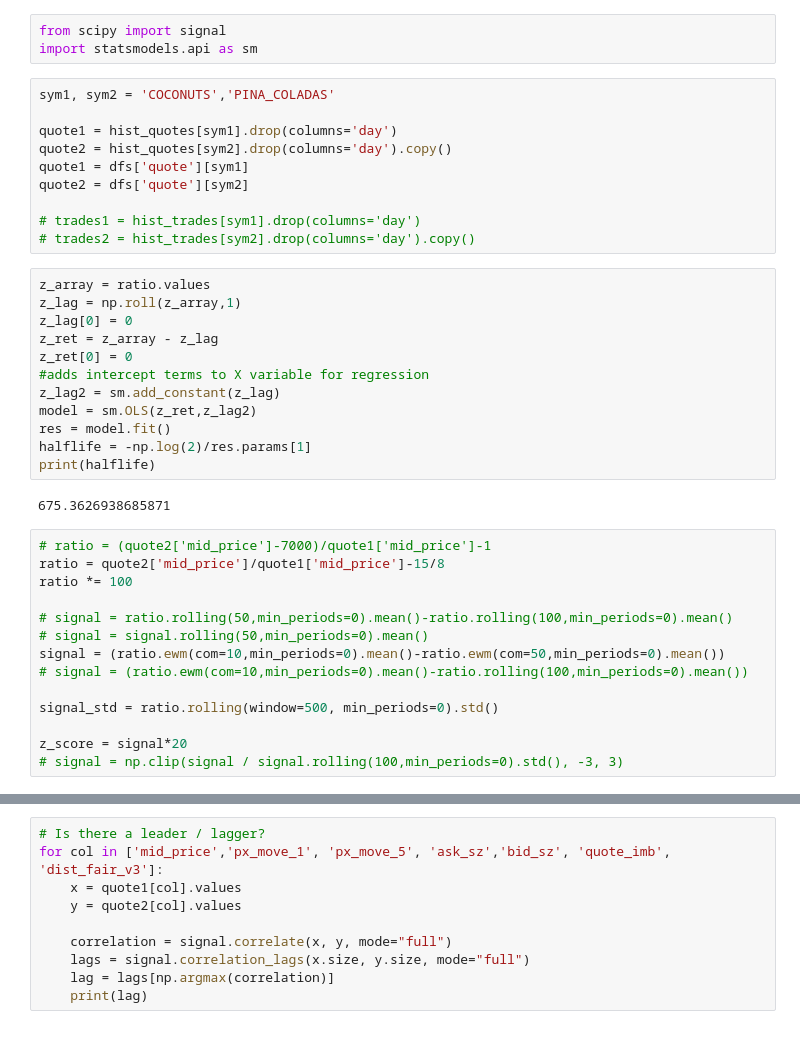
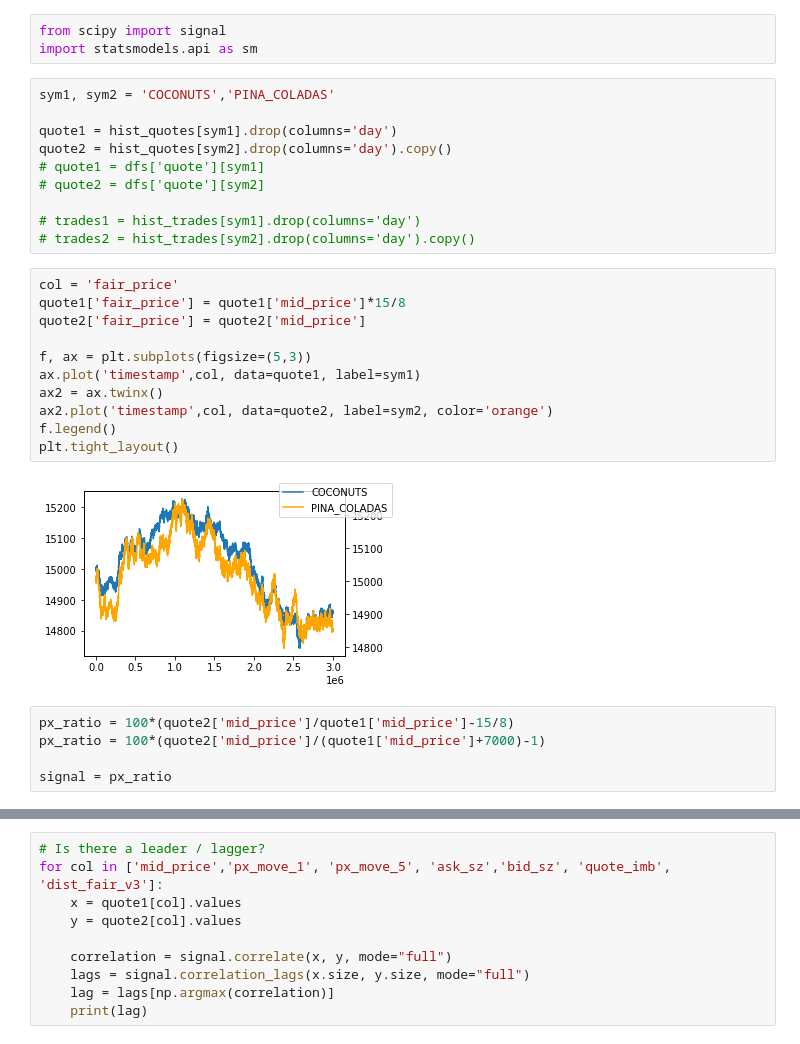
Before and after one commit to XiuLuoShen/imc_prosperity, a Jupyter notebook: Round2.ipynb, the cells around one changed output, grey strips where cells are left out. Cells and saved outputs as stored; diff of their text form.

```diff
--- a/Round2.ipynb
+++ b/Round2.ipynb
@@ -1298,36 +1293,26 @@ sym1, sym2 = 'COCONUTS','PINA_COLADAS'
 
 quote1 = hist_quotes[sym1].drop(columns='day')
 quote2 = hist_quotes[sym2].drop(columns='day').copy()
-quote1 = dfs['quote'][sym1]
-quote2 = dfs['quote'][sym2]
+# quote1 = dfs['quote'][sym1]
+# quote2 = dfs['quote'][sym2]
 
 # trades1 = hist_trades[sym1].drop(columns='day')
 # trades2 = hist_trades[sym2].drop(columns='day').copy()
-# %%
-z_array = ratio.values
-z_lag = np.roll(z_array,1)
-z_lag[0] = 0
-z_ret = z_array - z_lag
-z_ret[0] = 0
-#adds intercept terms to X variable for regression
-z_lag2 = sm.add_constant(z_lag)
-model = sm.OLS(z_ret,z_lag2)
-res = model.fit()
-halflife = -np.log(2)/res.params[1]
-print(halflife)
-# %% [output]
-675.3626938685871
+# %%
+col = 'fair_price'
+quote1['fair_price'] = quote1['mid_price']*15/8
+quote2['fair_price'] = quote2['mid_price']
+
+f, ax = plt.subplots(figsize=(5,3))
+ax.plot('timestamp',col, data=quote1, label=sym1)
+ax2 = ax.twinx()
+ax2.plot('timestamp',col, data=quote2, label=sym2, color='orange')
+f.legend()
+plt.tight_layout()
+# %% [output]
+[figure, new version]
 # %%
-# ratio = (quote2['mid_price']-7000)/quote1['mid_price']-1
-ratio = quote2['mid_price']/quote1['mid_price']-15/8
-ratio *= 100
+px_ratio = 100*(quote2['mid_price']/quote1['mid_price']-15/8)
+px_ratio = 100*(quote2['mid_price']/(quote1['mid_price']+7000)-1)
 
-# signal = ratio.rolling(50,min_periods=0).mean()-ratio.rolling(100,min_periods=0).mean()
-# signal = signal.rolling(50,min_periods=0).mean()
-signal = (ratio.ewm(com=10,min_periods=0).mean()-ratio.ewm(com=50,min_periods=0).mean())
-# signal = (ratio.ewm(com=10,min_periods=0).mean()-ratio.rolling(100,min_periods=0).mean())
-
-signal_std = ratio.rolling(window=500, min_periods=0).std()
-
-z_score = signal*20
-# signal = np.clip(signal / signal.rolling(100,min_periods=0).std(), -3, 3)
+signal = px_ratio
```
Also changed, not shown: parts of 11 cells of this notebook, 15 other files.
